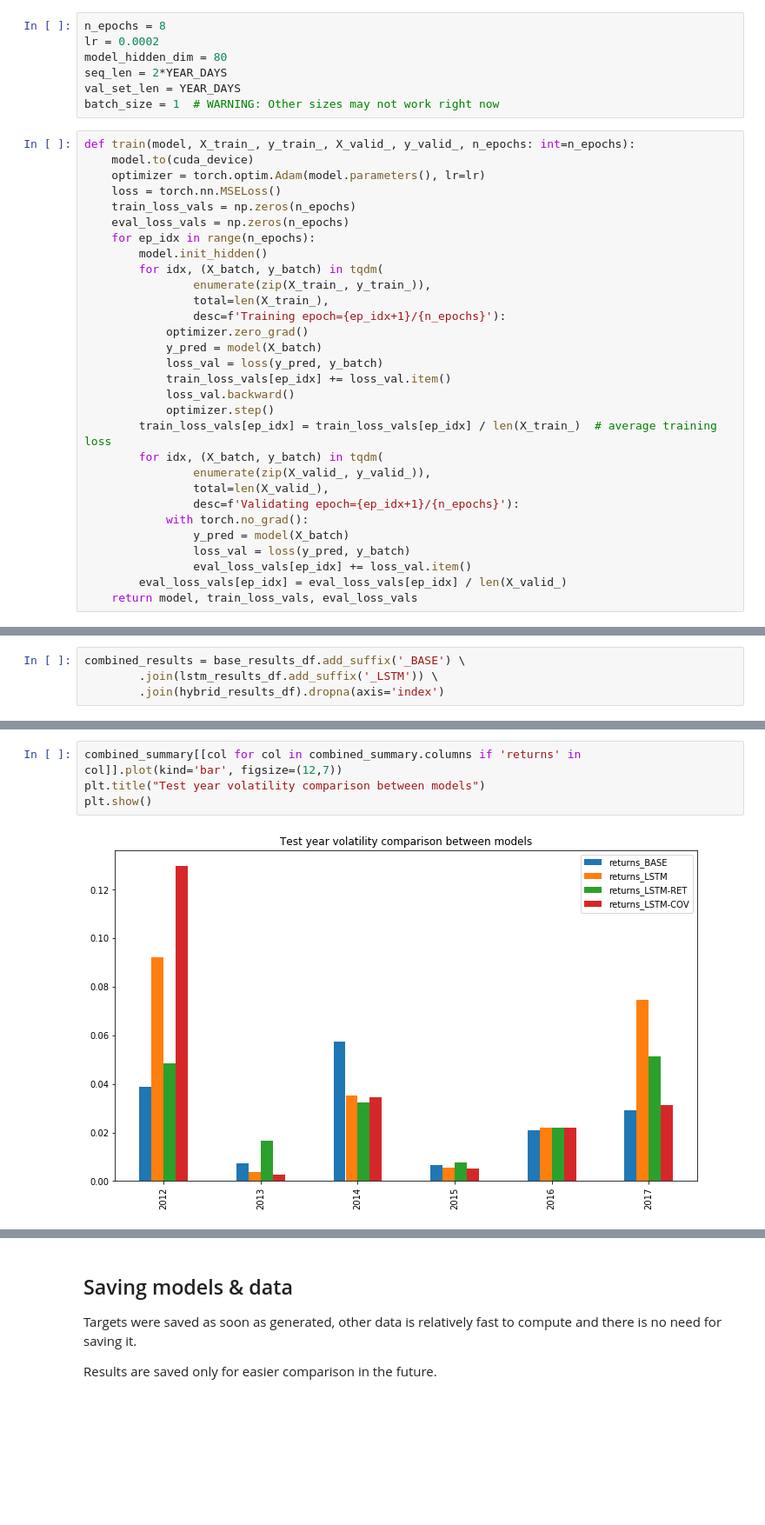
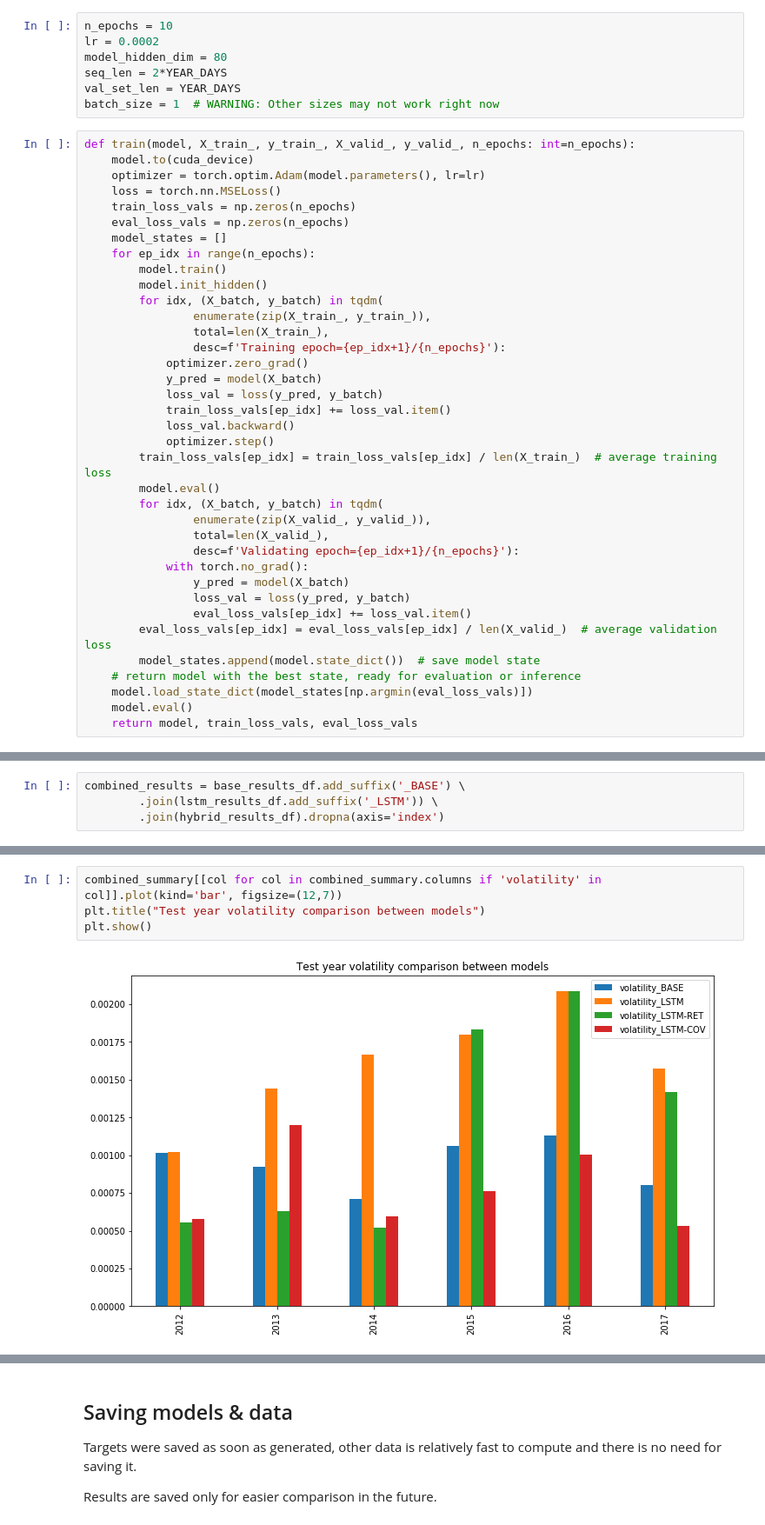
Before and after one commit to kowaalczyk/quant-invest, a Jupyter notebook: Summary.ipynb, the cells around one changed output, grey strips where cells are left out. Shown at 87% size. Drawn from its saved outputs; the diff is of its cells as text; blank space fills up the shorter version.

Commit message:
Select best epoch, fix visualization

```diff
--- a/Summary.ipynb
+++ b/Summary.ipynb
@@ -422,7 +422,7 @@ def as_sequences(
 import matplotlib.pyplot as plt
 from sklearn.preprocessing import normalize
 # %%
-n_epochs = 8
+n_epochs = 10
 lr = 0.0002
 model_hidden_dim = 80
 seq_len = 2*YEAR_DAYS
@@ -435,7 +435,9 @@ def train(model, X_train_, y_train_, X_valid_, y_valid_, n_epochs: int=n_epochs)
     loss = torch.nn.MSELoss()
     train_loss_vals = np.zeros(n_epochs)
     eval_loss_vals = np.zeros(n_epochs)
+    model_states = []
     for ep_idx in range(n_epochs):
+        model.train()
         model.init_hidden()
         for idx, (X_batch, y_batch) in tqdm(
                 enumerate(zip(X_train_, y_train_)),
@@ -448,6 +450,7 @@ def train(model, X_train_, y_train_, X_valid_, y_valid_, n_epochs: int=n_epochs)
             loss_val.backward()
             optimizer.step()
         train_loss_vals[ep_idx] = train_loss_vals[ep_idx] / len(X_train_)  # average training loss
+        model.eval()
         for idx, (X_batch, y_batch) in tqdm(
                 enumerate(zip(X_valid_, y_valid_)),
                 total=len(X_valid_),
@@ -456,7 +459,11 @@ def train(model, X_train_, y_train_, X_valid_, y_valid_, n_epochs: int=n_epochs)
                 y_pred = model(X_batch)
                 loss_val = loss(y_pred, y_batch)
                 eval_loss_vals[ep_idx] += loss_val.item()
-        eval_loss_vals[ep_idx] = eval_loss_vals[ep_idx] / len(X_valid_)
+        eval_loss_vals[ep_idx] = eval_loss_vals[ep_idx] / len(X_valid_)  # average validation loss
+        model_states.append(model.state_dict())  # save model state
+    # return model with the best state, ready for evaluation or inference
+    model.load_state_dict(model_states[np.argmin(eval_loss_vals)])
+    model.eval()
     return model, train_loss_vals, eval_loss_vals
 # %%
 def predict_allocate(model, X, transformer, n_funds=7):
@@ -703,9 +707,9 @@ plt.show()
 # %%
-combined_summary[[col for col in combined_summary.columns if 'returns' in col]].plot(kind='bar', figsize=(12,7))
+combined_summary[[col for col in combined_summary.columns if 'volatility' in col]].plot(kind='bar', figsize=(12,7))
 plt.title("Test year volatility comparison between models")
 plt.show()
 # %% [output]
-[figure, old version]
+[figure, new version]
 # %% [markdown]
 **We can see that, on average, LSTM-based portfolio strategies often outperform base portfolio strategy,
 but they are also a little riskier (while still within the limits of SRRI no greater than 4).**
```
Also changed, not shown: parts of 7 cells of this notebook, 7 other files.
